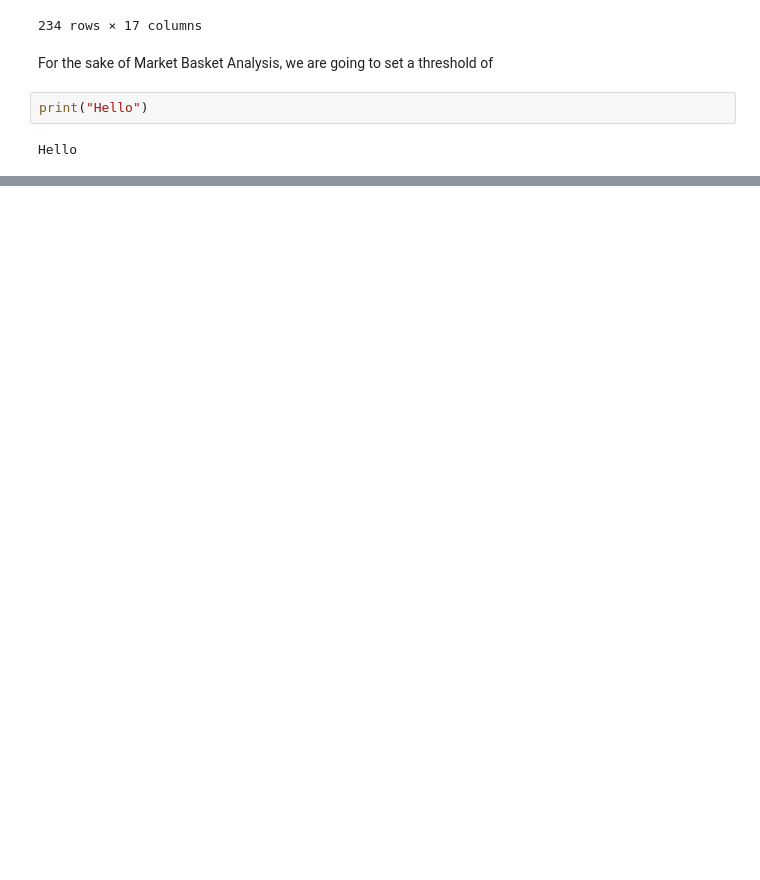
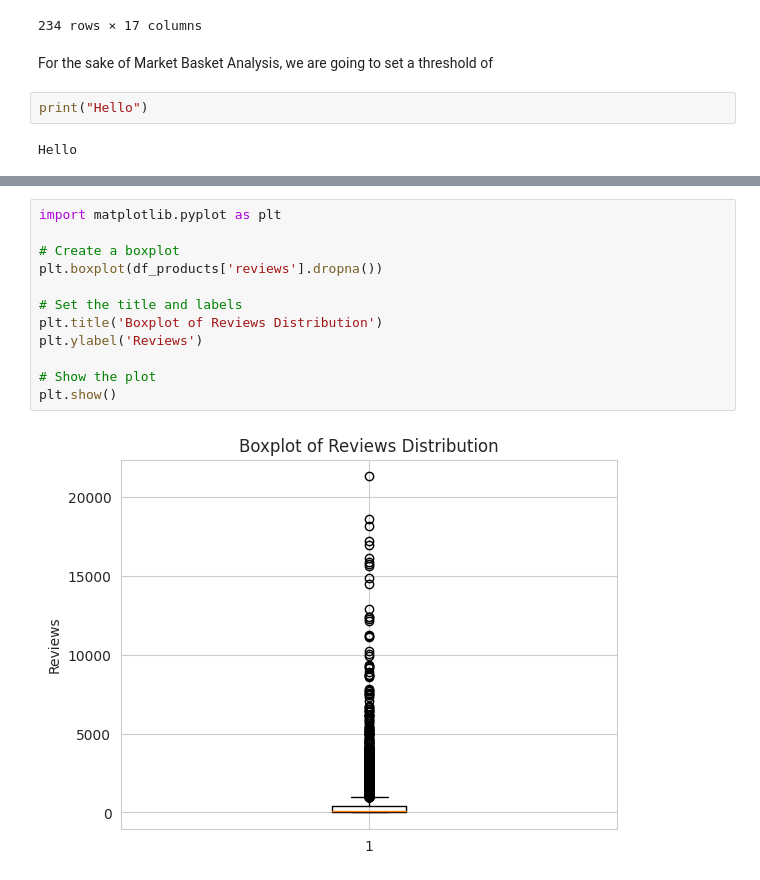
Before and after one commit to eshentong/BA820-team, a Jupyter notebook: BA820.ipynb, the cells around one changed output, grey strips where cells are left out. Drawn from its saved outputs; the diff is of its cells as text; blank space fills up the shorter version.

```diff
--- a/BA820.ipynb
+++ b/BA820.ipynb
@@ -378,0 +475,14 @@ Hello
+# %%
+import matplotlib.pyplot as plt
+
+# Create a boxplot
+plt.boxplot(df_products['reviews'].dropna())
+
+# Set the title and labels
+plt.title('Boxplot of Reviews Distribution')
+plt.ylabel('Reviews')
+
+# Show the plot
+plt.show()
+# %% [output]
+[figure, added]
```
Also changed, not shown: parts of 24 cells of this notebook.
